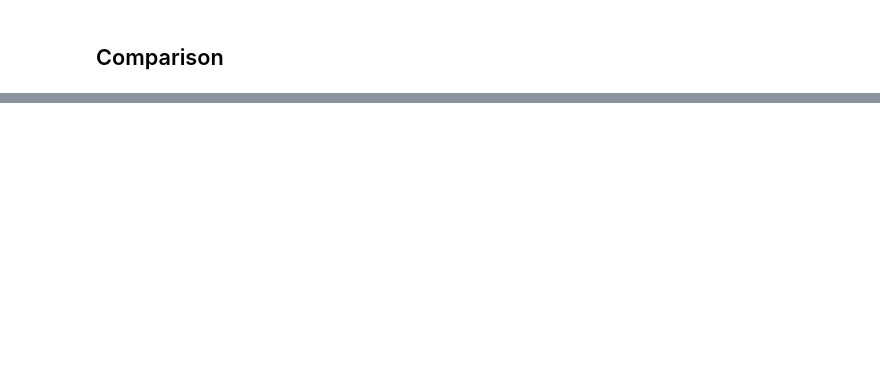
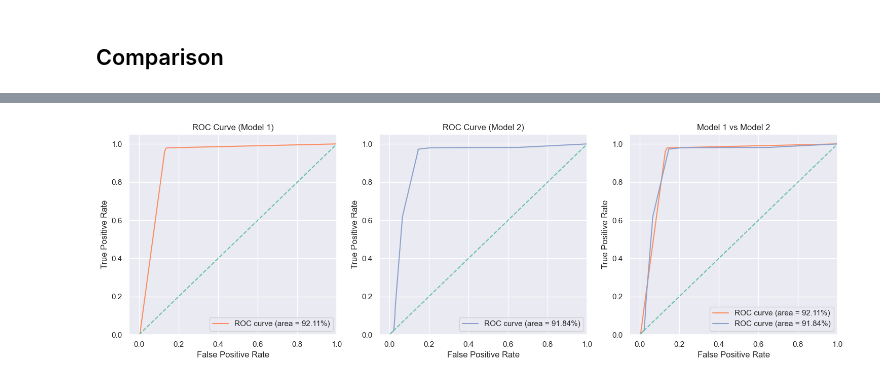
Before and after one commit to RS181/Data-Mining-I, a Jupyter notebook: Assignment/5-analysis.ipynb, the cells around one changed output, grey strips where cells are left out. Cells and saved outputs as stored; diff of their text form; code cells hidden in the pictures; blank space fills up the shorter version.

```diff
--- a/Assignment/5-analysis.ipynb
+++ b/Assignment/5-analysis.ipynb
@@ -548,0 +615,7 @@ joblib.dump(le_sexo, 'le_sexo_final.joblib')
+# %%
+# Remover colunas não númericas (todas as colunas que não foram transformadas com label enconding)
+non_numeric_cols = X_train.select_dtypes(exclude='number').columns.tolist()
+X_train_dt = X_train.drop(non_numeric_cols,axis=1)
+X_test_dt = X_test.drop(non_numeric_cols,axis=1)
+y_train_dt = y_train
+y_test_dt = y_test
@@ -554,0 +881,49 @@ joblib.dump(le_sexo, 'le_sexo_final.joblib')
+# %%
+colors = sns.color_palette('Set2', n_colors = 3)
+
+y_prob_dt1 = dt1.predict_proba(X_test_dt)[:,1]
+y_prob_dt2 = dt2.predict_proba(X_test_dt)[:,1]
+
+mapa_patologia = {'Anormal': 0, 'Normal': 1}
+y_test_dt = y_test_dt.map(mapa_patologia)
+
+fpr1, tpr1, _ = roc_curve(y_test_dt, y_prob_dt1)
+roc_auc1 = auc(fpr1, tpr1)
+
+fpr2, tpr2, _ = roc_curve(y_test_dt, y_prob_dt2)
+roc_auc2 = auc(fpr2, tpr2)
+
+fig, axes = plt.subplots(1, 3, figsize = (15, 5))
+
+axes[0].plot(fpr1, tpr1, label = f'ROC curve (area = {roc_auc1:.2%})', color = colors[1])
+axes[0].plot([0, 1], [0, 1], color = colors[0], linestyle = '--')
+axes[0].set_xlim([-0.05, 1.0])
+axes[0].set_ylim([0.0, 1.05])
+axes[0].set_xlabel('False Positive Rate')
+axes[0].set_ylabel('True Positive Rate')
+axes[0].set_title('ROC Curve (Model 1)')
+axes[0].legend(loc = 'lower right')
+
+axes[1].plot(fpr2, tpr2, label = f'ROC curve (area = {roc_auc2:.2%})', color = colors[2])
+axes[1].plot([0, 1], [0, 1], color = colors[0], linestyle = '--')
+axes[1].set_xlim([-0.05, 1.0])
+axes[1].set_ylim([0.0, 1.05])
+axes[1].set_xlabel('False Positive Rate')
+axes[1].set_ylabel('True Positive Rate')
+axes[1].set_title('ROC Curve (Model 2)')
+axes[1].legend(loc = 'lower right')
+
+axes[2].plot(fpr1, tpr1, label = f'ROC curve (area = {roc_auc1:.2%})', color = colors[1])
+axes[2].plot(fpr2, tpr2, label = f'ROC curve (area = {roc_auc2:.2%})', color = colors[2])
+axes[2].plot([0, 1], [0, 1], color = colors[0], linestyle = '--')
+axes[2].set_xlim([-0.05, 1.0])
+axes[2].set_ylim([0.0, 1.05])
+axes[2].set_xlabel('False Positive Rate')
+axes[2].set_ylabel('True Positive Rate')
+axes[2].set_title('Model 1 vs Model 2')
+axes[2].legend(loc = 'lower right')
+
+plt.tight_layout()
+plt.show()
+# %% [output]
+[figure, added]
```
Also changed, not shown: parts of 36 cells of this notebook, 1 other file.
